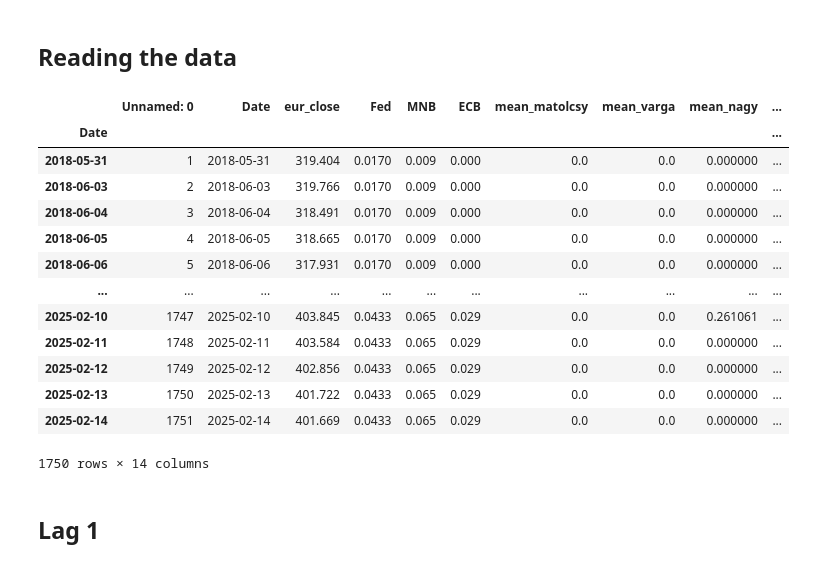
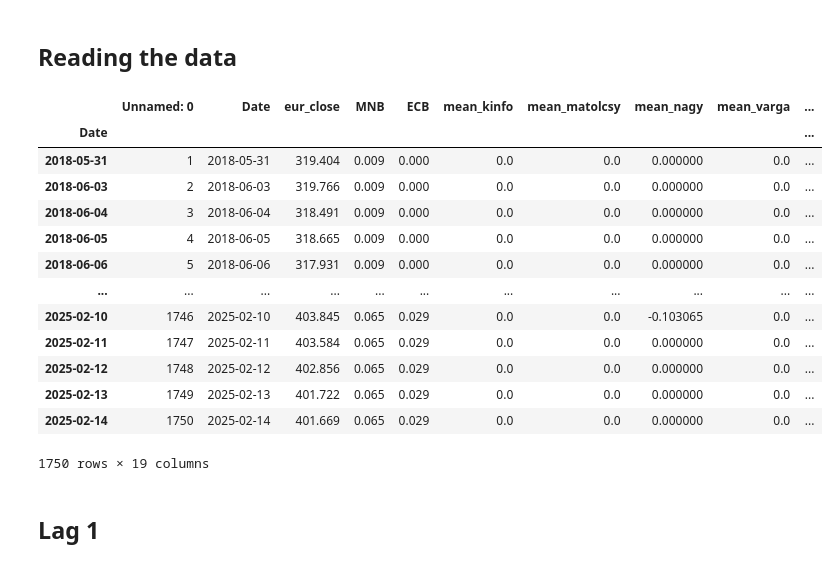
Before and after one commit to DLeves/TDK-Eur-Huf, a Jupyter notebook: LSTM/LSTM_optimal_lags.ipynb, the cells around one changed output. Saved outputs shown, nothing was run; the diff lists cells and outputs as text; code cells hidden in the pictures.

```diff
--- a/LSTM/LSTM_optimal_lags.ipynb
+++ b/LSTM/LSTM_optimal_lags.ipynb
@@ -17,24 +17,24 @@ from scipy import stats
 # %% [markdown]
 ## Reading the data
 # %%
-df = pd.read_csv('full_dataset.csv')
+df = pd.read_csv('full_dataset_20250830.csv')
 df.index = pd.to_datetime(df['Date'])
 df
 # %% [output]
-|  | Unnamed: 0 | Date | eur_close | Fed | MNB | ECB | mean_matolcsy | mean_varga | mean_nagy | ... |
+|  | Unnamed: 0 | Date | eur_close | MNB | ECB | mean_kinfo | mean_matolcsy | mean_nagy | mean_varga | ... |
 | Date |  |  |  |  |  |  |  |  |  | ... |
-| 2018-05-31 | 1 | 2018-05-31 | 319.404 | 0.0170 | 0.009 | 0.000 | 0.0 | 0.0 | 0.000000 | ... |
-| 2018-06-03 | 2 | 2018-06-03 | 319.766 | 0.0170 | 0.009 | 0.000 | 0.0 | 0.0 | 0.000000 | ... |
-| 2018-06-04 | 3 | 2018-06-04 | 318.491 | 0.0170 | 0.009 | 0.000 | 0.0 | 0.0 | 0.000000 | ... |
-| 2018-06-05 | 4 | 2018-06-05 | 318.665 | 0.0170 | 0.009 | 0.000 | 0.0 | 0.0 | 0.000000 | ... |
-| 2018-06-06 | 5 | 2018-06-06 | 317.931 | 0.0170 | 0.009 | 0.000 | 0.0 | 0.0 | 0.000000 | ... |
+| 2018-05-31 | 1 | 2018-05-31 | 319.404 | 0.009 | 0.000 | 0.0 | 0.0 | 0.000000 | 0.0 | ... |
+| 2018-06-03 | 2 | 2018-06-03 | 319.766 | 0.009 | 0.000 | 0.0 | 0.0 | 0.000000 | 0.0 | ... |
+| 2018-06-04 | 3 | 2018-06-04 | 318.491 | 0.009 | 0.000 | 0.0 | 0.0 | 0.000000 | 0.0 | ... |
+| 2018-06-05 | 4 | 2018-06-05 | 318.665 | 0.009 | 0.000 | 0.0 | 0.0 | 0.000000 | 0.0 | ... |
+| 2018-06-06 | 5 | 2018-06-06 | 317.931 | 0.009 | 0.000 | 0.0 | 0.0 | 0.000000 | 0.0 | ... |
 | ... | ... | ... | ... | ... | ... | ... | ... | ... | ... | ... |
-| 2025-02-10 | 1747 | 2025-02-10 | 403.845 | 0.0433 | 0.065 | 0.029 | 0.0 | 0.0 | 0.261061 | ... |
-| 2025-02-11 | 1748 | 2025-02-11 | 403.584 | 0.0433 | 0.065 | 0.029 | 0.0 | 0.0 | 0.000000 | ... |
-| 2025-02-12 | 1749 | 2025-02-12 | 402.856 | 0.0433 | 0.065 | 0.029 | 0.0 | 0.0 | 0.000000 | ... |
-| 2025-02-13 | 1750 | 2025-02-13 | 401.722 | 0.0433 | 0.065 | 0.029 | 0.0 | 0.0 | 0.000000 | ... |
-| 2025-02-14 | 1751 | 2025-02-14 | 401.669 | 0.0433 | 0.065 | 0.029 | 0.0 | 0.0 | 0.000000 | ... |
+| 2025-02-10 | 1746 | 2025-02-10 | 403.845 | 0.065 | 0.029 | 0.0 | 0.0 | -0.103065 | 0.0 | ... |
+| 2025-02-11 | 1747 | 2025-02-11 | 403.584 | 0.065 | 0.029 | 0.0 | 0.0 | 0.000000 | 0.0 | ... |
+| 2025-02-12 | 1748 | 2025-02-12 | 402.856 | 0.065 | 0.029 | 0.0 | 0.0 | 0.000000 | 0.0 | ... |
+| 2025-02-13 | 1749 | 2025-02-13 | 401.722 | 0.065 | 0.029 | 0.0 | 0.0 | 0.000000 | 0.0 | ... |
+| 2025-02-14 | 1750 | 2025-02-14 | 401.669 | 0.065 | 0.029 | 0.0 | 0.0 | 0.000000 | 0.0 | ... |
-1750 rows × 14 columns
+1750 rows × 19 columns
 # %% [markdown]
 ## Lag 1
 # %%
```
Also changed, not shown: parts of 9 cells of this notebook, 12 other files.
